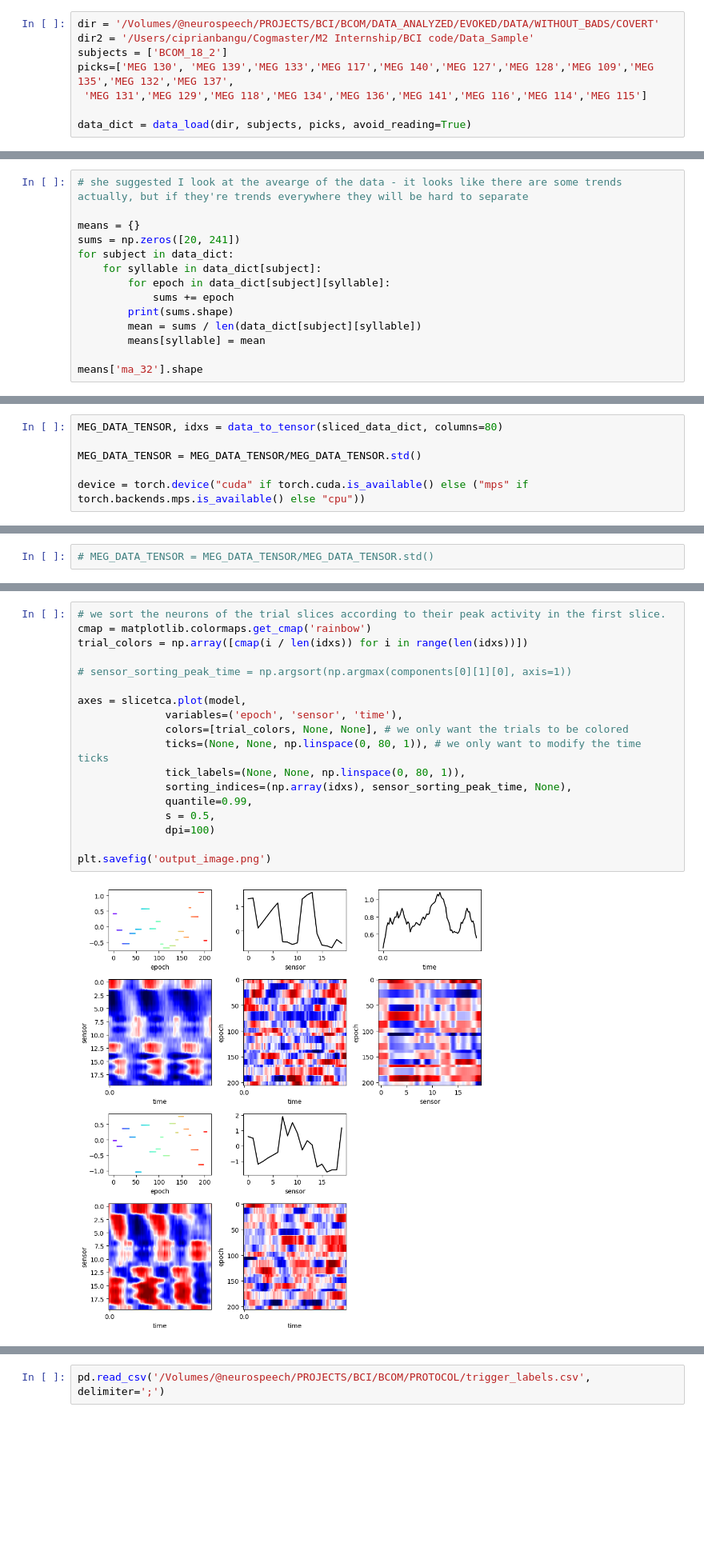
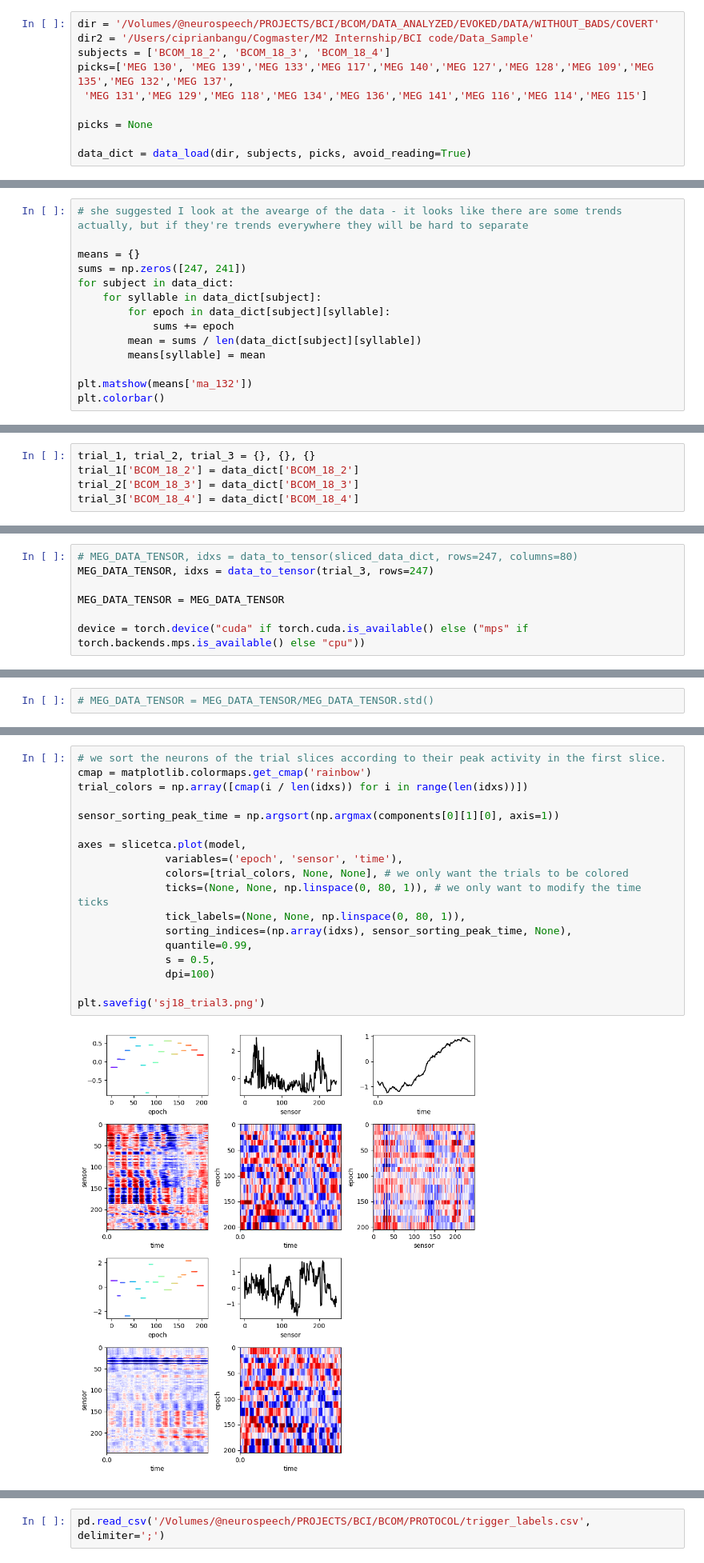
Before and after one commit to CEBangu/MEG-Decoding, a Jupyter notebook: slice_tca_test.ipynb, the cells around one changed output, grey strips where cells are left out. Shown at 80% size. Cells and saved outputs as stored; diff of their text form; blank space fills up the shorter version.

Commit message:
dynamic dimensions + trial segmentation

```diff
--- a/slice_tca_test.ipynb
+++ b/slice_tca_test.ipynb
@@ -14,8 +14,10 @@ from functions import *
 # %%
 dir = '/Volumes/@neurospeech/PROJECTS/BCI/BCOM/DATA_ANALYZED/EVOKED/DATA/WITHOUT_BADS/COVERT'
 dir2 = '/Users/ciprianbangu/Cogmaster/M2 Internship/BCI code/Data_Sample'
-subjects = ['BCOM_18_2']
+subjects = ['BCOM_18_2', 'BCOM_18_3', 'BCOM_18_4']
 picks=['MEG 130', 'MEG 139','MEG 133','MEG 117','MEG 140','MEG 127','MEG 128','MEG 109','MEG 135','MEG 132','MEG 137',
  'MEG 131','MEG 129','MEG 118','MEG 134','MEG 136','MEG 141','MEG 116','MEG 114','MEG 115']
 
+picks = None
+
 data_dict = data_load(dir, subjects, picks, avoid_reading=True)
@@ -51,14 +35,14 @@ dict_keys(['re_144', 'i_116', 'a_112', 'ri_146', 'sa_152', 'ma_132', 'ra_142', '
 # she suggested I look at the avearge of the data - it looks like there are some trends actually, but if they're trends everywhere they will be hard to separate
 
 means = {}
-sums = np.zeros([20, 241])
+sums = np.zeros([247, 241])
 for subject in data_dict:
     for syllable in data_dict[subject]:
         for epoch in data_dict[subject][syllable]:
             sums += epoch
-        print(sums.shape)
         mean = sums / len(data_dict[subject][syllable])
         means[syllable] = mean
 
-means['ma_32'].shape
+plt.matshow(means['ma_132'])
+plt.colorbar()
 # %% [output]
@@ -136,0 +108,5 @@ x = torch.tensor(concatenated, dtype=torch.float32, device=device)
+# %%
+trial_1, trial_2, trial_3 = {}, {}, {}
+trial_1['BCOM_18_2'] = data_dict['BCOM_18_2']
+trial_2['BCOM_18_3'] = data_dict['BCOM_18_3']
+trial_3['BCOM_18_4'] = data_dict['BCOM_18_4']
@@ -137,7 +116,8 @@ x = torch.tensor(concatenated, dtype=torch.float32, device=device)
 # %%
-MEG_DATA_TENSOR, idxs = data_to_tensor(sliced_data_dict, columns=80)
+# MEG_DATA_TENSOR, idxs = data_to_tensor(sliced_data_dict, rows=247, columns=80)
+MEG_DATA_TENSOR, idxs = data_to_tensor(trial_3, rows=247)
 
-MEG_DATA_TENSOR = MEG_DATA_TENSOR/MEG_DATA_TENSOR.std()
+MEG_DATA_TENSOR = MEG_DATA_TENSOR
 
 device = torch.device("cuda" if torch.cuda.is_available() else ("mps" if torch.backends.mps.is_available() else "cpu"))
 # %%
@@ -170,20 +150,20 @@ plt.tight_layout()
 # %%
 # we sort the neurons of the trial slices according to their peak activity in the first slice.
 cmap = matplotlib.colormaps.get_cmap('rainbow')
 trial_colors = np.array([cmap(i / len(idxs)) for i in range(len(idxs))])
 
-# sensor_sorting_peak_time = np.argsort(np.argmax(components[0][1][0], axis=1))
+sensor_sorting_peak_time = np.argsort(np.argmax(components[0][1][0], axis=1))
 
 axes = slicetca.plot(model,
               variables=('epoch', 'sensor', 'time'),
               colors=[trial_colors, None, None], # we only want the trials to be colored
               ticks=(None, None, np.linspace(0, 80, 1)), # we only want to modify the time ticks
               tick_labels=(None, None, np.linspace(0, 80, 1)),
               sorting_indices=(np.array(idxs), sensor_sorting_peak_time, None),
               quantile=0.99,
               s = 0.5,
               dpi=100)
 
-plt.savefig('output_image.png')
+plt.savefig('sj18_trial3.png')
 # %% [output]
-[figure, old version]
+[figure, new version]
```
Also changed, not shown: parts of 8 cells of this notebook, 4 other files.
